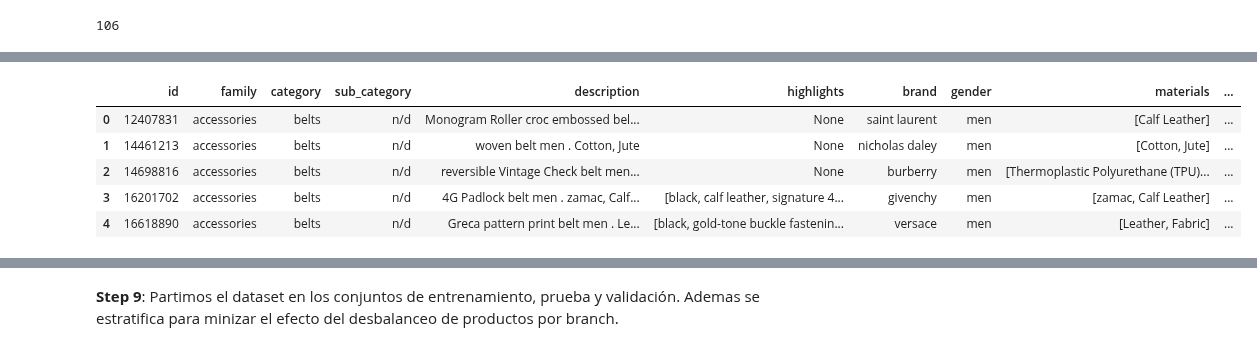
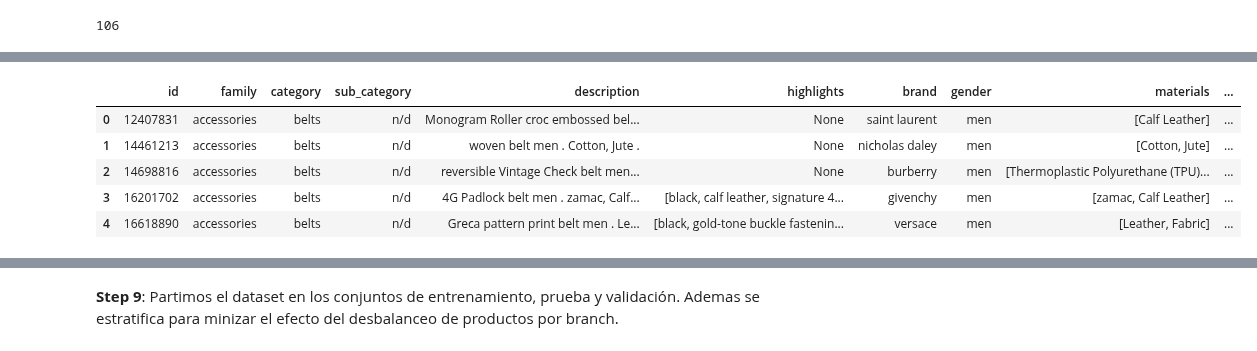
Before and after one commit to magistery-tps/text-mining, a Jupyter notebook: notebooks/fashion-outfits/pre-processing.ipynb, the cells around one changed output, grey strips where cells are left out. Drawn from its saved outputs; the diff is of its cells as text; code cells hidden in the pictures.

```diff
--- a/notebooks/fashion-outfits/pre-processing.ipynb
+++ b/notebooks/fashion-outfits/pre-processing.ipynb
@@ -74,7 +74,7 @@ MAX_PRODUCTS_BY_BRANCH = 1000
 # %% [markdown]
 Se excluyen productos con un title de mas de 20 tokens para bajar los tiempos den entrenamiento:
 # %%
-MAX_TOKENS = 150
+MAX_TOKENS = 100
 # %% [markdown]
 Tamaño de los conjuntos de entrenamiento valizacion y test:
 # %%
@@ -347,17 +366,25 @@ sampled_products['branch_seq'].max()
+# %%
+def preprocess_highlights(v):
+    return '' if v is None else', '.join(v.replace('[', '').replace(']', '').strip(',').strip())
+
+MAX_TAGS = 6
 # %%
-materials = sampled_products['materials'].apply(lambda x: '. ' + ', '.join( ([] if x is None else x.tolist())[:6]))
-
-sampled_products['description']  = sampled_products['description'] + ' ' + sampled_products['gender'] +  ' ' + materials
-
-sampled_products['tokens_count']  = sampled_products['description'].apply(lambda x: len(x.split(' ')))
-
 sampled_products = sampled_products[sampled_products['tokens_count'] < MAX_TOKENS]
 
+highlights = sampled_products['highlights'].apply(lambda x: '. ' + preprocess_highlights(x)[:MAX_TAGS])
+
+materials  = sampled_products['materials'].apply(lambda x: '. ' + ', '.join( ([] if x is None else x.tolist())[:MAX_TAGS]))
+
+sampled_products['description']  = sampled_products['description'] + ' ' + sampled_products['gender'] +  ' ' + materials + ' ' + highlights
+
+sampled_products['tokens_count'] = sampled_products['description'].apply(lambda x: len(x.split(' ')))
+
+
 sampled_products.head()
 # %% [output]
 |  | id | family | category | sub_category | description | highlights | brand | gender | materials | ... |
 | 0 | 12407831 | accessories | belts | n/d | Monogram Roller croc embossed bel... | None | saint laurent | men | [Calf Leather] | ... |
-| 1 | 14461213 | accessories | belts | n/d | woven belt men . Cotton, Jute | None | nicholas daley | men | [Cotton, Jute] | ... |
+| 1 | 14461213 | accessories | belts | n/d | woven belt men . Cotton, Jute . | None | nicholas daley | men | [Cotton, Jute] | ... |
 | 2 | 14698816 | accessories | belts | n/d | reversible Vintage Check belt men... | None | burberry | men | [Thermoplastic Polyurethane (TPU)... | ... |
 | 3 | 16201702 | accessories | belts | n/d | 4G Padlock belt men . zamac, Calf... | [black, calf leather, signature 4... | givenchy | men | [zamac, Calf Leather] | ... |
 | 4 | 16618890 | accessories | belts | n/d | Greca pattern print belt men . Le... | [black, gold-tone buckle fastenin... | versace | men | [Leather, Fabric] | ... |
```
Also changed, not shown: parts of 5 cells of this notebook, 4 other files.
